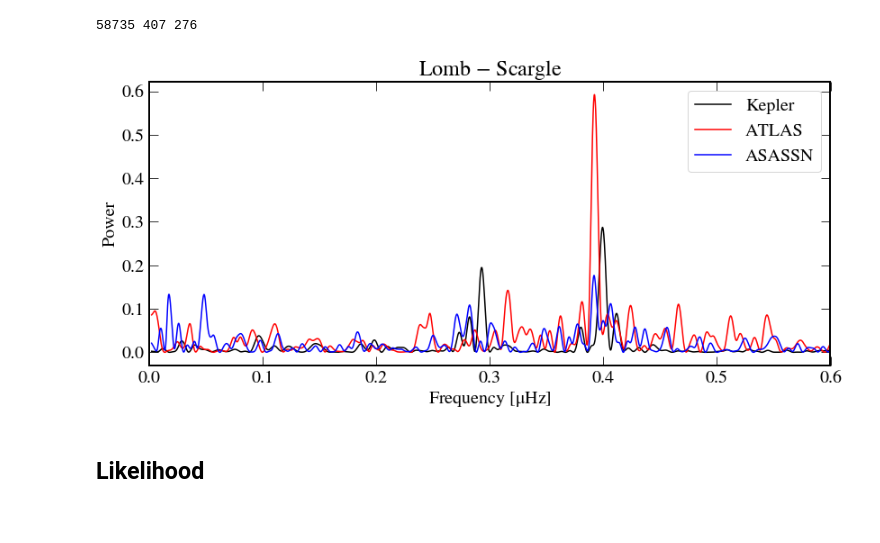
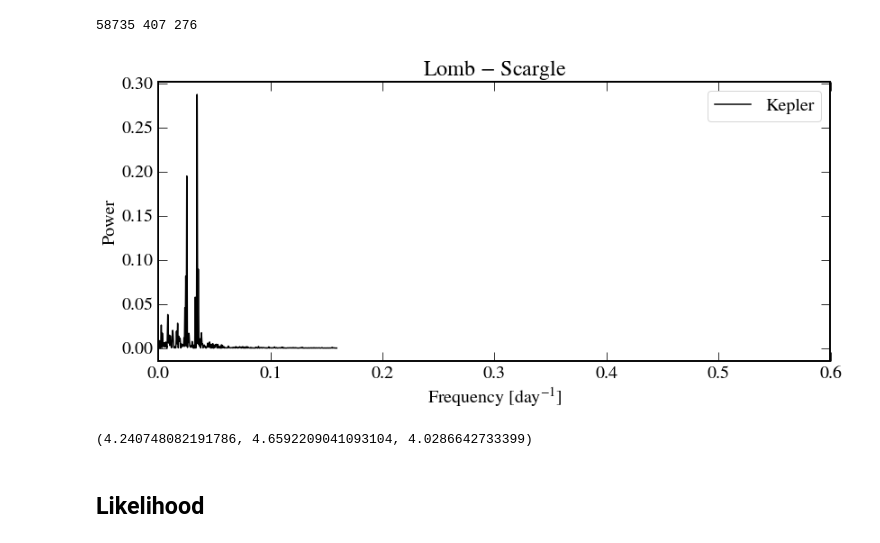
Before and after one commit to abonaca/tess_giants, a Jupyter notebook: notebooks/likelihood_spectrum.ipynb, the cells around one changed output. Drawn from its saved outputs; the diff is of its cells as text; code cells hidden in the pictures.

```diff
--- a/notebooks/likelihood_spectrum.ipynb
+++ b/notebooks/likelihood_spectrum.ipynb
@@ -52,19 +52,24 @@ print(len(t), len(tatlas), len(tasassn))
 # %%
 plt.figure(figsize=(12,6))
 # plt.plot(freq*1.85, pgram, 'k-')
-plt.plot(frlin, pgram_k, 'k-', label='Kepler')
-plt.plot(frlin, pgram, 'r-', label='ATLAS')
-plt.plot(frlin, pgram_as, 'b-', label='ASASSN')
+plt.plot(frlin.to(u.day**-1), pgram_k, 'k-', label='Kepler')
+# plt.plot(frlin, pgram, 'r-', label='ATLAS')
+# plt.plot(frlin, pgram_as, 'b-', label='ASASSN')
 
 plt.xlim(0,0.6)
 plt.legend(loc=1)
-plt.xlabel('Frequency [$\mu$Hz]')
+# plt.xlabel('Frequency [$\mu$Hz]')
+plt.xlabel('Frequency [day$^{-1}$]')
 plt.ylabel('Power')
 plt.title('Lomb $-$ Scargle')
 plt.tight_layout()
 plt.savefig('../plots/survey_comparison_LS_{:06d}.png'.format(Nfreq))
 # %% [output]
-[figure, old version]
+[figure, new version]
+# %%
+(np.max(tm) - np.min(tm))/365, (np.max(tm_as) - np.min(tm_as))/365, (np.max(tm_k) - np.min(tm_k))/365
+# %% [output]
+(4.240748082191786, 4.6592209041093104, 4.0286642733399)
 # %% [markdown]
 ## Likelihood
 # %%
```
Also changed, not shown: parts of 4 cells of this notebook, 1 other file.
